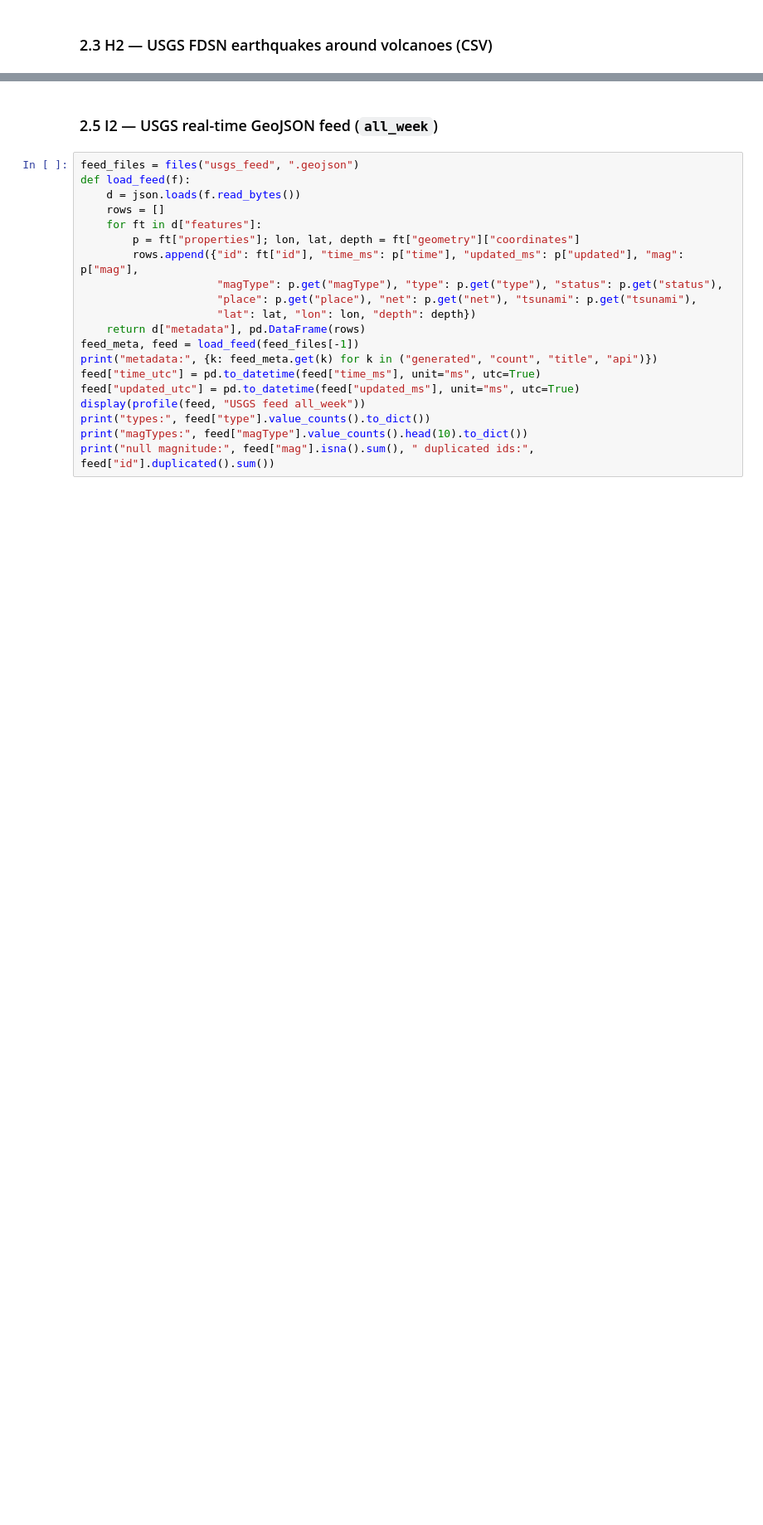
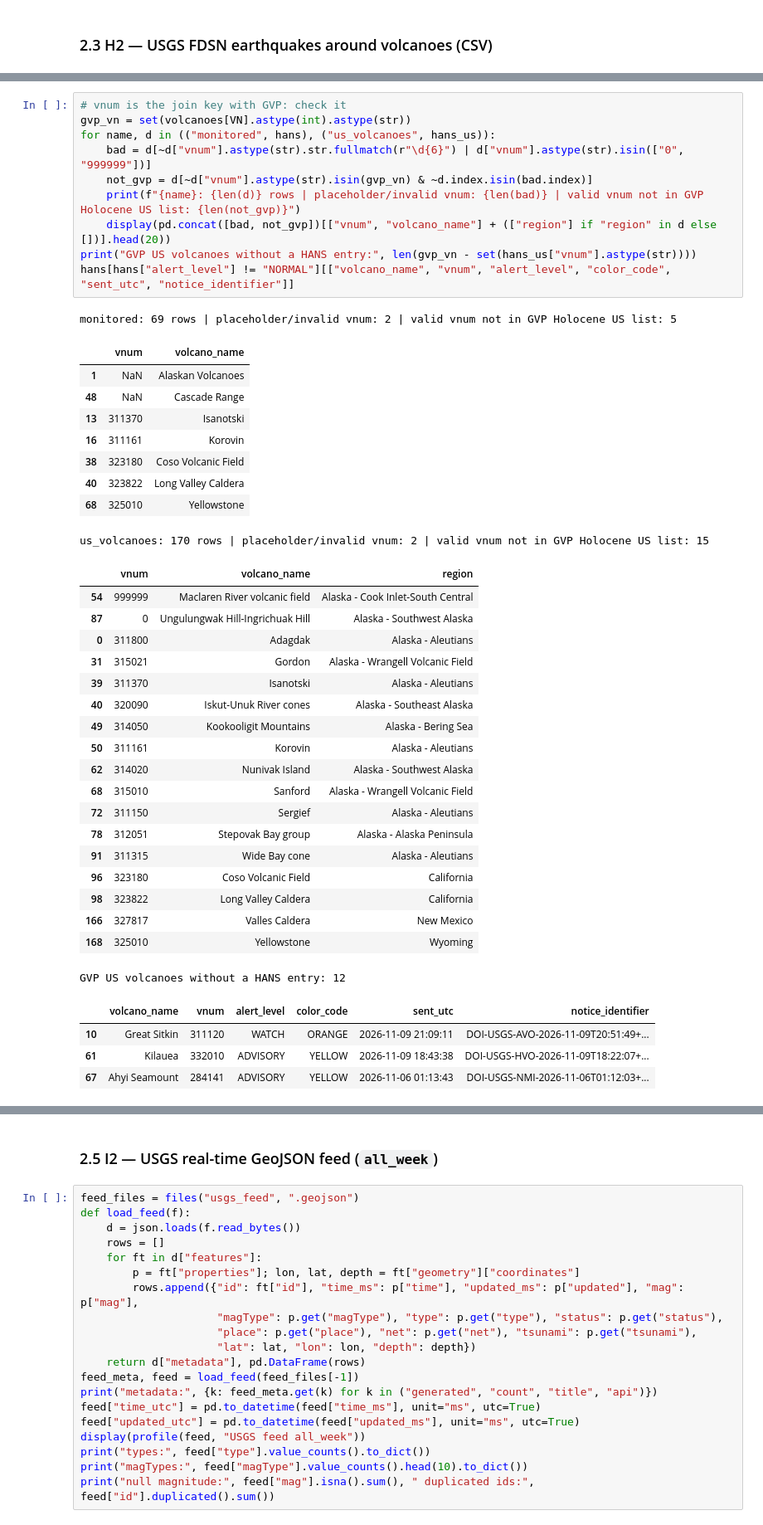
Before and after one commit to jhonatanvj/Proyecto_Analisis_De_Datos, a Jupyter notebook: notebooks/01_source_profiling.ipynb, the cells around one changed output, grey strips where cells are left out. Shown at 83% size. Cells and saved outputs as stored; diff of their text form; blank space fills up the shorter version.

```diff
--- a/notebooks/01_source_profiling.ipynb
+++ b/notebooks/01_source_profiling.ipynb
@@ -147 +315,45 @@ plt.tight_layout()
+# %%
+# vnum is the join key with GVP: check it
+gvp_vn = set(volcanoes[VN].astype(int).astype(str))
+for name, d in (("monitored", hans), ("us_volcanoes", hans_us)):
+    bad = d[~d["vnum"].astype(str).str.fullmatch(r"\d{6}") | d["vnum"].astype(str).isin(["0", "999999"])]
+    not_gvp = d[~d["vnum"].astype(str).isin(gvp_vn) & ~d.index.isin(bad.index)]
+    print(f"{name}: {len(d)} rows | placeholder/invalid vnum: {len(bad)} | valid vnum not in GVP Holocene US list: {len(not_gvp)}")
+    display(pd.concat([bad, not_gvp])[["vnum", "volcano_name"] + (["region"] if "region" in d else [])].head(20))
+print("GVP US volcanoes without a HANS entry:", len(gvp_vn - set(hans_us["vnum"].astype(str))))
+hans[hans["alert_level"] != "NORMAL"][["volcano_name", "vnum", "alert_level", "color_code", "sent_utc", "notice_identifier"]]
+# %% [output]
+monitored: 69 rows | placeholder/invalid vnum: 2 | valid vnum not in GVP Holocene US list: 5
+|  | vnum | volcano_name |
+| 1 | NaN | Alaskan Volcanoes |
+| 48 | NaN | Cascade Range |
+| 13 | 311370 | Isanotski |
+| 16 | 311161 | Korovin |
+| 38 | 323180 | Coso Volcanic Field |
+| 40 | 323822 | Long Valley Caldera |
+| 68 | 325010 | Yellowstone |
+us_volcanoes: 170 rows | placeholder/invalid vnum: 2 | valid vnum not in GVP Holocene US list: 15
+|  | vnum | volcano_name | region |
+| 54 | 999999 | Maclaren River volcanic field | Alaska - Cook Inlet-South Central |
+| 87 | 0 | Ungulungwak Hill-Ingrichuak Hill | Alaska - Southwest Alaska |
+| 0 | 311800 | Adagdak | Alaska - Aleutians |
+| 31 | 315021 | Gordon | Alaska - Wrangell Volcanic Field |
+| 39 | 311370 | Isanotski | Alaska - Aleutians |
+| 40 | 320090 | Iskut-Unuk River cones | Alaska - Southeast Alaska |
+| 49 | 314050 | Kookooligit Mountains | Alaska - Bering Sea |
+| 50 | 311161 | Korovin | Alaska - Aleutians |
+| 62 | 314020 | Nunivak Island | Alaska - Southwest Alaska |
+| 68 | 315010 | Sanford | Alaska - Wrangell Volcanic Field |
+| 72 | 311150 | Sergief | Alaska - Aleutians |
+| 78 | 312051 | Stepovak Bay group | Alaska - Alaska Peninsula |
+| 91 | 311315 | Wide Bay cone | Alaska - Aleutians |
+| 96 | 323180 | Coso Volcanic Field | California |
+| 98 | 323822 | Long Valley Caldera | California |
+| 166 | 327817 | Valles Caldera | New Mexico |
+| 168 | 325010 | Yellowstone | Wyoming |
+GVP US volcanoes without a HANS entry: 12
+|  | volcano_name | vnum | alert_level | color_code | sent_utc | notice_identifier |
+| 10 | Great Sitkin | 311120 | WATCH | ORANGE | 2026-11-09 21:09:11 | DOI-USGS-AVO-2026-11-09T20:51:49+... |
+| 61 | Kilauea | 332010 | ADVISORY | YELLOW | 2026-11-09 18:43:38 | DOI-USGS-HVO-2026-11-09T18:22:07+... |
+| 67 | Ahyi Seamount | 284141 | ADVISORY | YELLOW | 2026-11-06 01:13:43 | DOI-USGS-NMI-2026-11-06T01:12:03+... |
 # %% [markdown]
```
Also changed, not shown: parts of 26 cells of this notebook, 54 other files.
